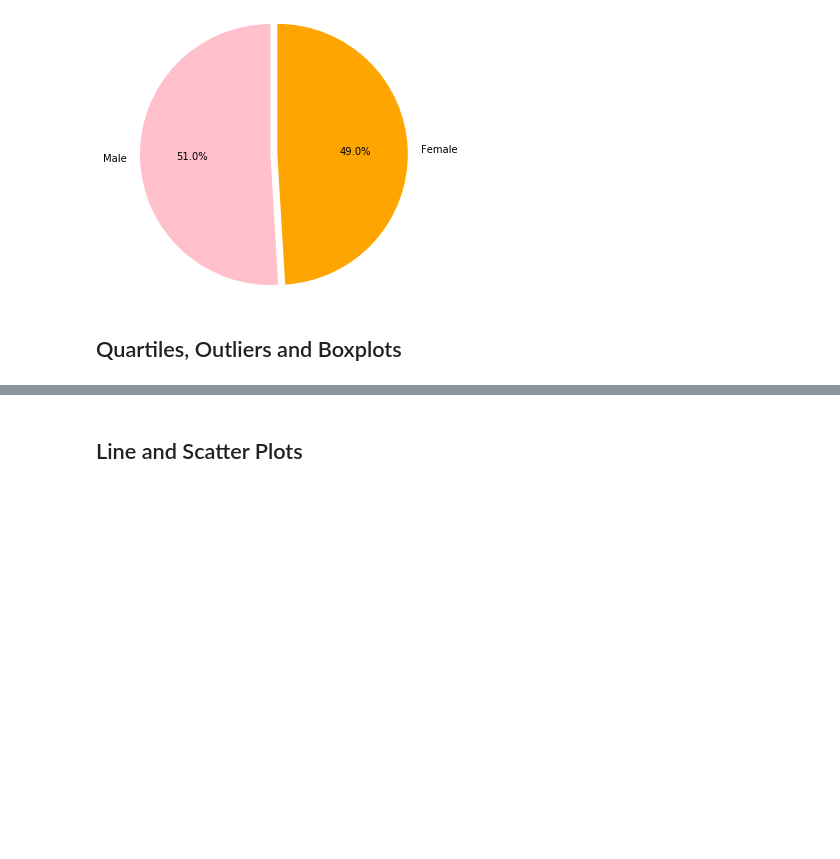
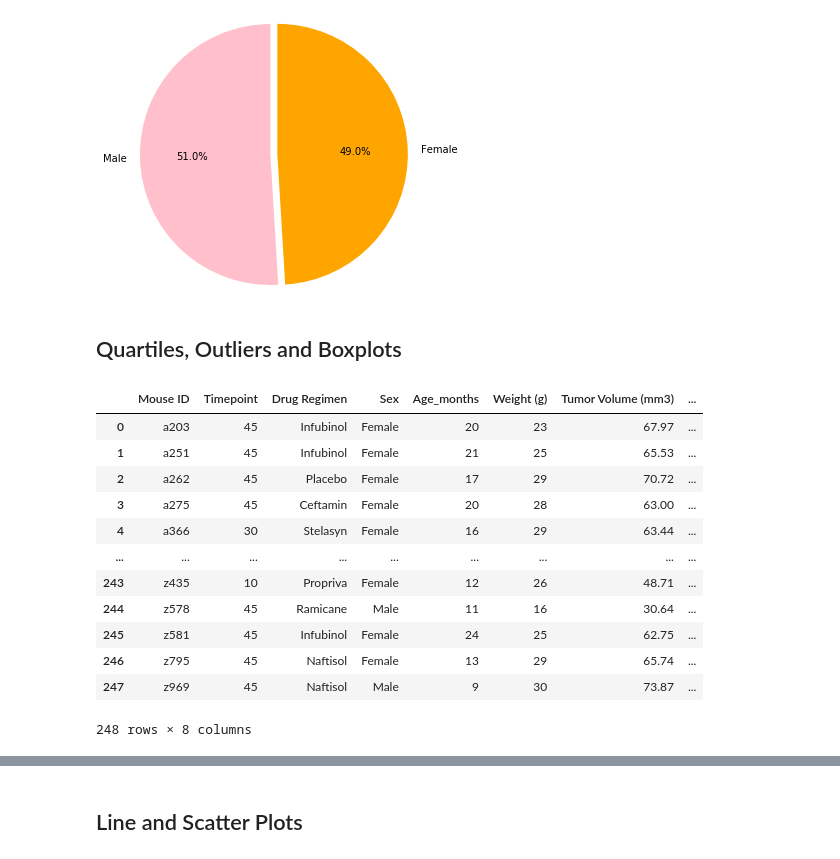
Before and after one commit to Navyhoang/Matplotlib-Challenge, a Jupyter notebook: Pymaceuticals/pymaceuticals.ipynb, the cells around one changed output, grey strips where cells are left out. Drawn from its saved outputs; the diff is of its cells as text; code cells hidden in the pictures; blank space fills up the shorter version.

```diff
--- a/Pymaceuticals/pymaceuticals.ipynb
+++ b/Pymaceuticals/pymaceuticals.ipynb
@@ -266,8 +266,38 @@ plt.show()
 # %%
 # Calculate the final tumor volume of each mouse across four of the treatment regimens:
 # Capomulin, Ramicane, Infubinol, and Ceftamin
 
+latest_tumourV = []
+
 # Start by getting the last (greatest) timepoint for each mouse
+latest_timepoint = clean_df.groupby(["Mouse ID"])["Timepoint"].max()
 
 
 # Merge this group df with the original dataframe to get the tumor volume at the last timepoint
+mouse_id_list = latest_timepoint.index.values
+latest_timepoint_list = latest_timepoint.values
+
+df = pd.DataFrame({
+                "Mouse ID": mouse_id_list,
+                "Timepoint": latest_timepoint_list
+                })
+
+df
+
+merge_df = pd.merge(df, clean_df, on=["Mouse ID","Timepoint"], how="left")
+
+merge_df
+# %% [output]
+|  | Mouse ID | Timepoint | Drug Regimen | Sex | Age_months | Weight (g) | Tumor Volume (mm3) | ... |
+| 0 | a203 | 45 | Infubinol | Female | 20 | 23 | 67.97 | ... |
+| 1 | a251 | 45 | Infubinol | Female | 21 | 25 | 65.53 | ... |
+| 2 | a262 | 45 | Placebo | Female | 17 | 29 | 70.72 | ... |
+| 3 | a275 | 45 | Ceftamin | Female | 20 | 28 | 63.00 | ... |
+| 4 | a366 | 30 | Stelasyn | Female | 16 | 29 | 63.44 | ... |
+| ... | ... | ... | ... | ... | ... | ... | ... | ... |
+| 243 | z435 | 10 | Propriva | Female | 12 | 26 | 48.71 | ... |
+| 244 | z578 | 45 | Ramicane | Male | 11 | 16 | 30.64 | ... |
+| 245 | z581 | 45 | Infubinol | Female | 24 | 25 | 62.75 | ... |
+| 246 | z795 | 45 | Naftisol | Female | 13 | 29 | 65.74 | ... |
+| 247 | z969 | 45 | Naftisol | Male | 9 | 30 | 73.87 | ... |
+248 rows × 8 columns
```
Also changed, not shown: parts of 5 cells of this notebook.
